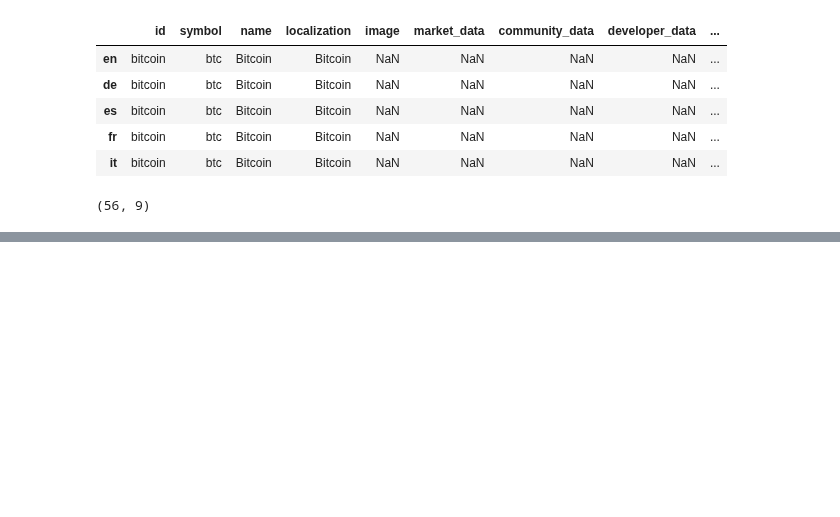
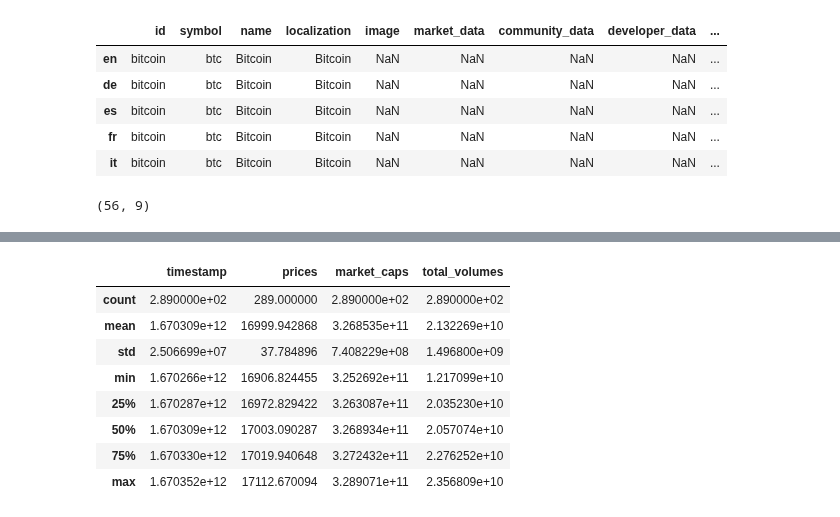
Before and after one commit to bansalkanav/Ultimate-Data-Science-Toolkit---From-Python-Basics-to-GenerativeAI, a Jupyter notebook: Module 1 - Python Programming/08. Web API/web_api.ipynb, the cells around one changed output, grey strips where cells are left out. Drawn from its saved outputs; the diff is of its cells as text; code cells hidden in the pictures; blank space fills up the shorter version.

```diff
--- a/Module 1 - Python Programming/08. Web API/web_api.ipynb
+++ b/Module 1 - Python Programming/08. Web API/web_api.ipynb
@@ -552,0 +707,4 @@ response.json()
+# %%
+df = pd.DataFrame(data)
+
+df.head()
@@ -552,0 +768,12 @@ response.json()
+# %%
+df.describe()
+# %% [output]
+|  | timestamp | prices | market_caps | total_volumes |
+| count | 2.890000e+02 | 289.000000 | 2.890000e+02 | 2.890000e+02 |
+| mean | 1.670309e+12 | 16999.942868 | 3.268535e+11 | 2.132269e+10 |
+| std | 2.506699e+07 | 37.784896 | 7.408229e+08 | 1.496800e+09 |
+| min | 1.670266e+12 | 16906.824455 | 3.252692e+11 | 1.217099e+10 |
+| 25% | 1.670287e+12 | 16972.829422 | 3.263087e+11 | 2.035230e+10 |
+| 50% | 1.670309e+12 | 17003.090287 | 3.268934e+11 | 2.057074e+10 |
+| 75% | 1.670330e+12 | 17019.940648 | 3.272432e+11 | 2.276252e+10 |
+| max | 1.670352e+12 | 17112.670094 | 3.289071e+11 | 2.356809e+10 |
```
Also changed, not shown: parts of 65 cells of this notebook, 3 other files.
